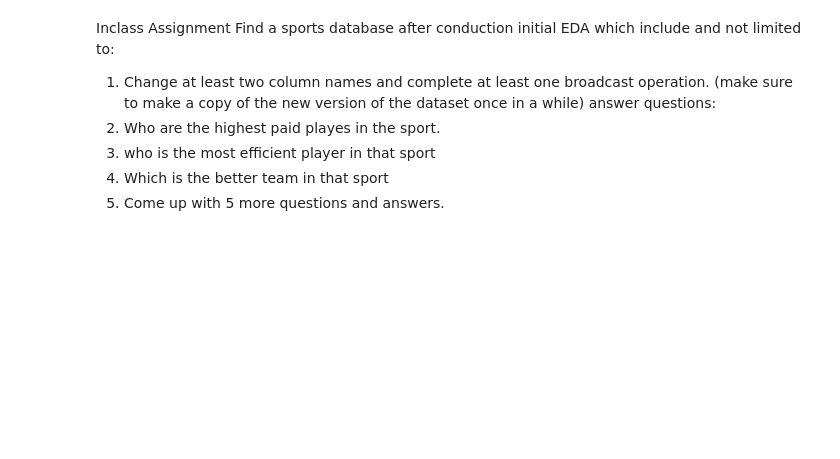
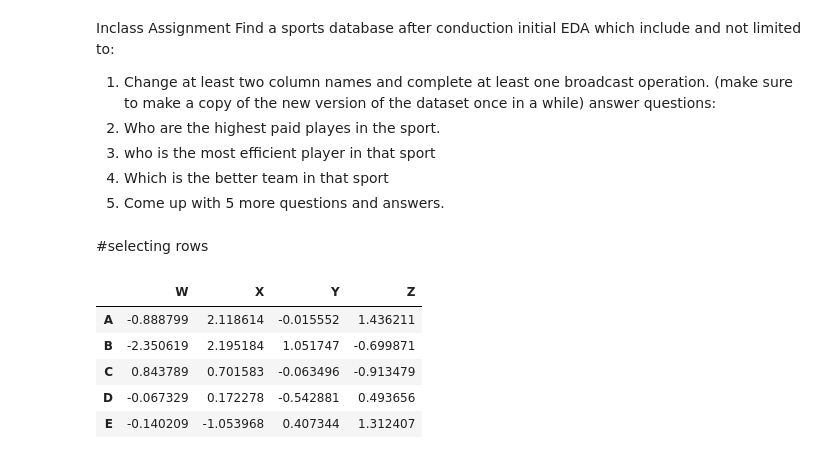
Before and after one commit to somezzedup/Micro-Credential-Winter-2022, a Jupyter notebook: Pandas_1.ipynb, the cells around one changed output. Saved outputs shown, nothing was run; the diff lists cells and outputs as text; code cells hidden in the pictures; blank space fills up the shorter version.

```diff
--- a/Pandas_1.ipynb
+++ b/Pandas_1.ipynb
@@ -483,3 +483,18 @@ answer questions:
 2. who is the most efficient player in that sport
 3. Which is the better team in that sport
 4. Come up with 5 more questions and answers.
+# %% [markdown]
+#selecting rows
+# %%
+from numpy.random import randn
+data = pd.DataFrame(randn(5, 4), ['A', 'B', 'C', 'D', 'E'],
+                    ['W', 'X', 'Y', 'Z'])
+# %%
+data.head()
+# %% [output]
+|  | W | X | Y | Z |
+| A | -0.888799 | 2.118614 | -0.015552 | 1.436211 |
+| B | -2.350619 | 2.195184 | 1.051747 | -0.699871 |
+| C | 0.843789 | 0.701583 | -0.063496 | -0.913479 |
+| D | -0.067329 | 0.172278 | -0.542881 | 0.493656 |
+| E | -0.140209 | -1.053968 | 0.407344 | 1.312407 |
```
Also changed, not shown: parts of 20 cells of this notebook.
